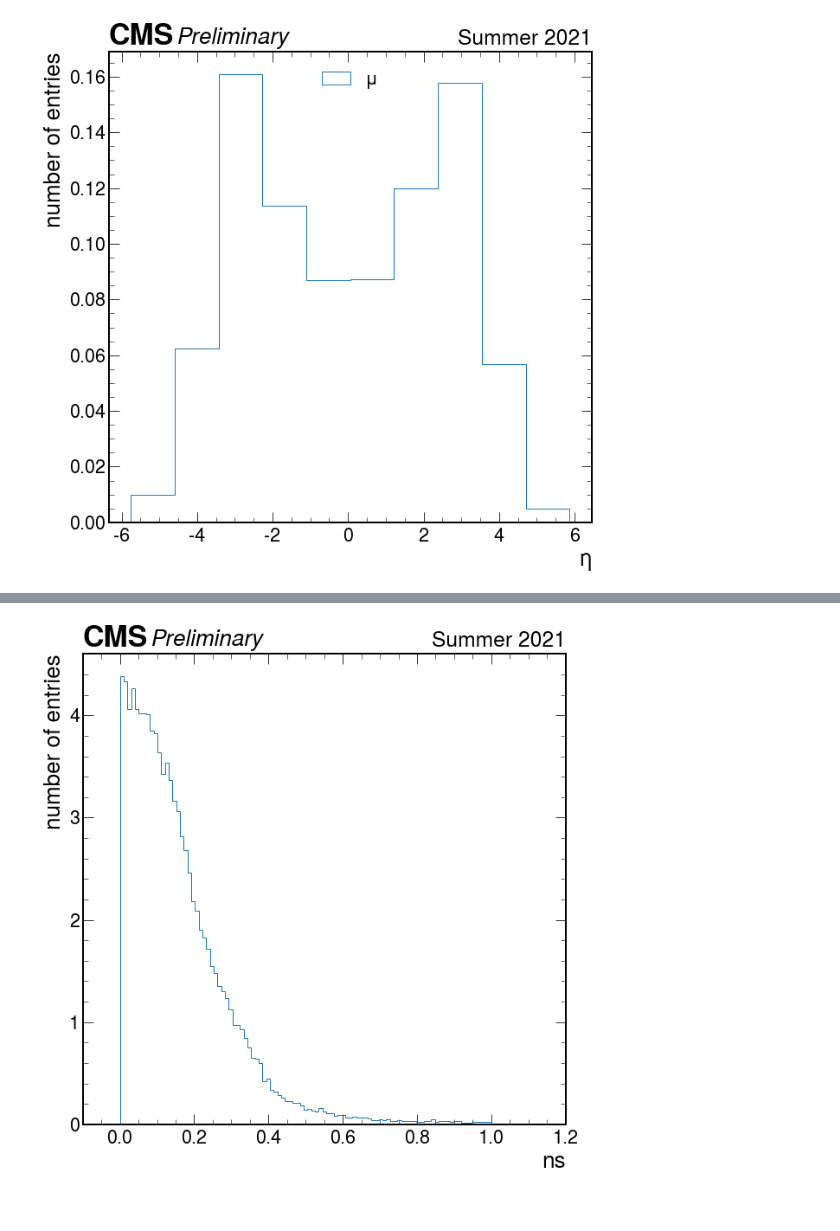
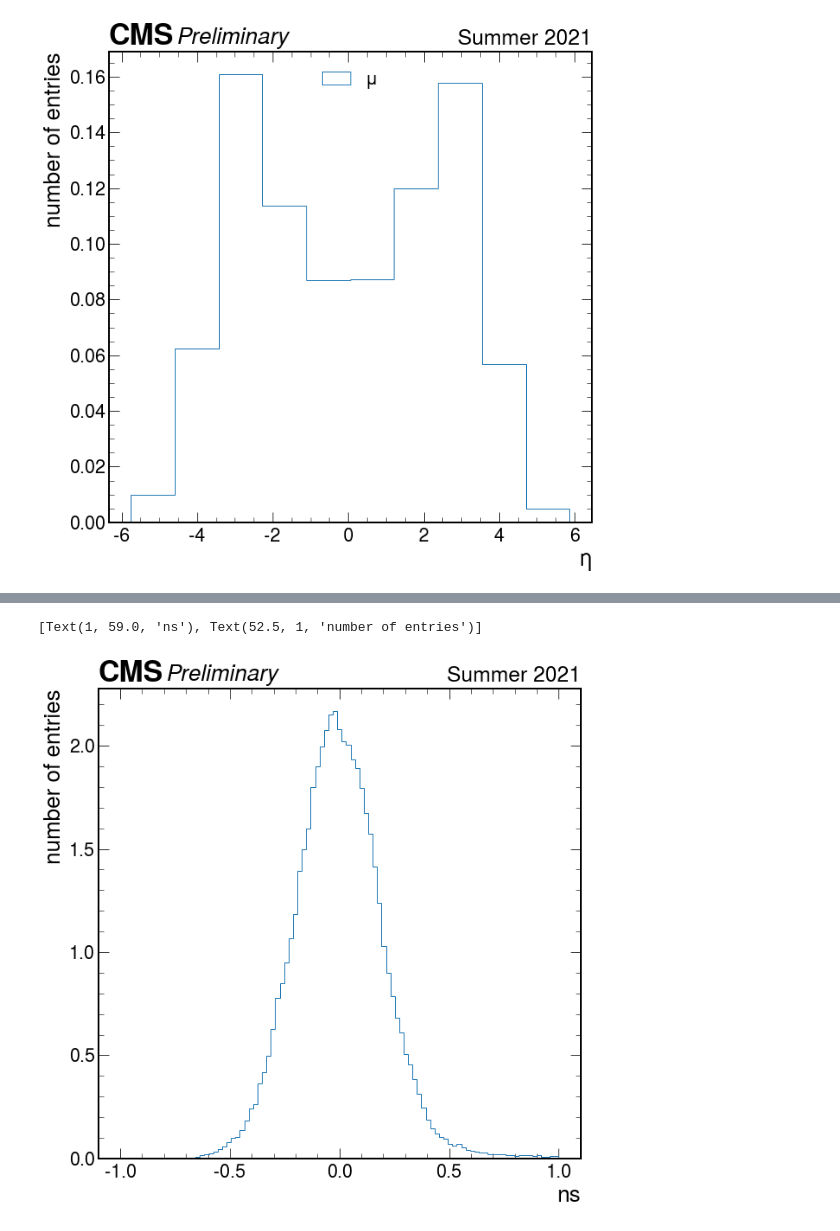
Before and after one commit to jloemker/SWAN, a Jupyter notebook: Exploration-notebook.ipynb, the cells around one changed output, grey strips where cells are left out. Drawn from its saved outputs; the diff is of its cells as text; code cells hidden in the pictures.

```diff
--- a/Exploration-notebook.ipynb
+++ b/Exploration-notebook.ipynb
@@ -289,19 +291,20 @@ plt.savefig('Mu/phi.png')
 # %%
 mu_t = tree['pfcand_t'].array(library = "pd")
 
 f, ax = plt.subplots()
-bins = np.linspace(0,1,100)
-plt.hist(mu_t, bins,histtype='step',density = True)
-plt.xlim(-0.1,1.2)
+bins = np.linspace(-1,1,100)
+plt.hist(mu_t,bins, histtype='step',density = True)
+#plt.xlim(-0.1,1.2)
 #create legend
 #labels= ['\u03BC']
 #add different labels to the plot and save to a file
 hep.cms.label(llabel="Preliminary", rlabel="Summer 2021", ax=ax)
 #ax.legend(labels,loc='center');
 ax.set(xlabel='ns', ylabel='number of entries')
-plt.savefig('Mu/t.png')
+#plt.savefig('Mu/t_full_scan.png')
 # %% [output]
+[Text(1, 59.0, 'ns'), Text(52.5, 1, 'number of entries')]
-[figure, old version]
+[figure, new version]
 # %%
 mu_vz = tree['pfcand_vz'].array(library = "pd")
 p_vz = tree['genproton_vz'].array(library = "pd")
```
Also changed, not shown: parts of 8 cells of this notebook.
